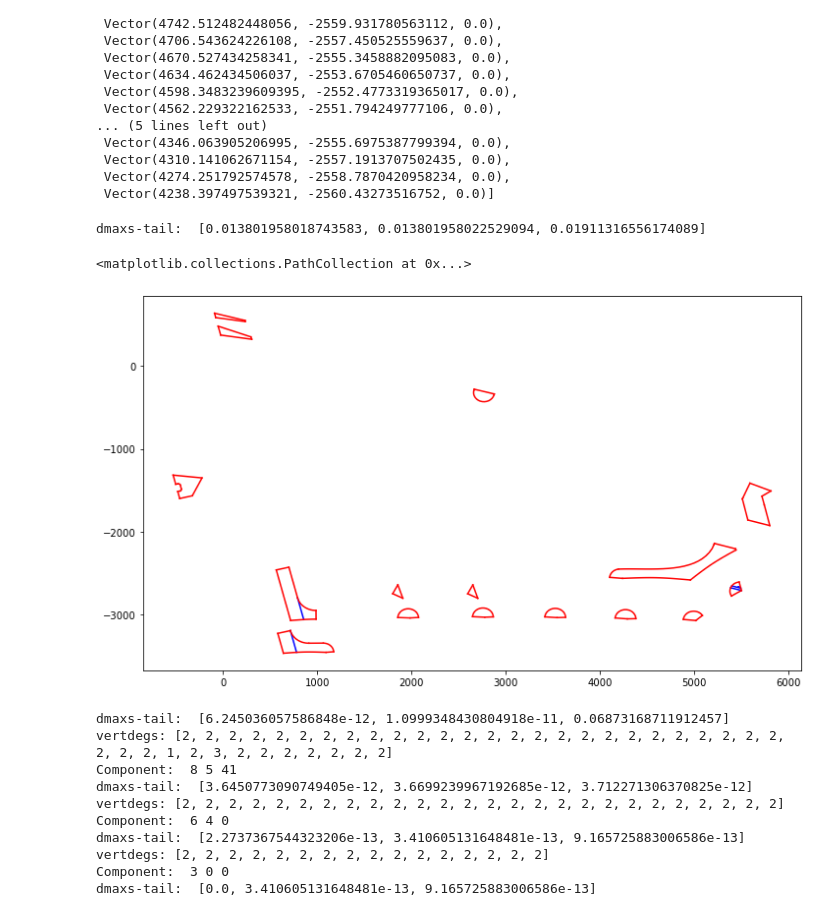
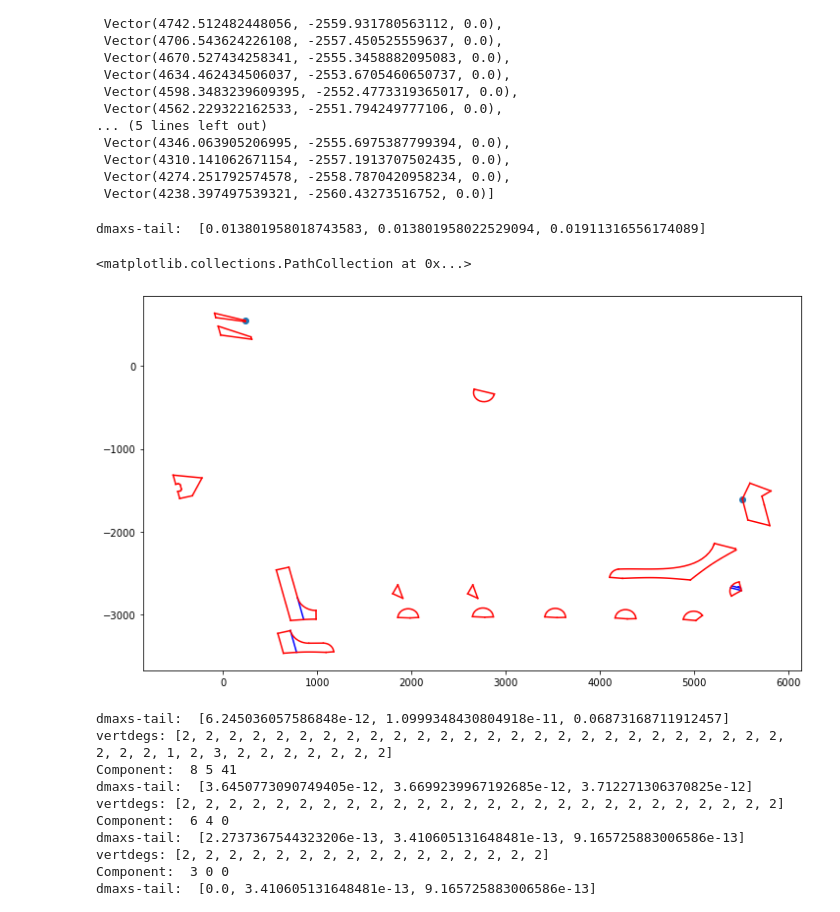
Before and after one commit to goatchurchprime/sail_section_packer, a Jupyter notebook: notebooks/convert_to_aama.ipynb, the cells around one changed output. Saved outputs shown, nothing was run; the diff lists cells and outputs as text; code cells hidden in the pictures.

```diff
--- a/notebooks/convert_to_aama.ipynb
+++ b/notebooks/convert_to_aama.ipynb
@@ -174,22 +183,22 @@ list(l.approximate(20))
 # %%
 from matplotlib import pyplot as plt
 %matplotlib inline
 plt.figure(figsize=(12,7))
 for es, c in [(penelements, "blue"), (cutelements, "red")]:
     for e in es:
         ps = linearizeelement(e)
         plt.plot([p.x  for p in ps], [p.y  for p in ps], color=c)
 
 
-smergevertset = makemergevertset(cutelements, 1.2)
+smergevertset = makemergevertset(cutelements, 0.2)
 def mergeverterror(mv):
     return max((mv.pt - me.pts[0 if me.bfore else -1]).magnitude  for me in mv.mergeedges)
-highmergeerrors = [ mv.pt  for mv in smergevertset  if mergeverterror(mv) > 0.1 ]
+highmergeerrors = [ mv.pt  for mv in smergevertset  if mergeverterror(mv) > 0.01 ]
 plt.scatter([pt.x  for pt in highmergeerrors], [pt.y  for pt in highmergeerrors])
 # %% [output]
 dmaxs-tail:  [0.013801958018743583, 0.013801958022529094, 0.01911316556174089]
 <matplotlib.collections.PathCollection at 0x...>
-[figure, old version]
+[figure, new version]
 # %%
 from dxfgrouping import getblockcomponent, dxfoutputblocks
 
```
Also changed, not shown: parts of 3 cells of this notebook, 11 other files.
